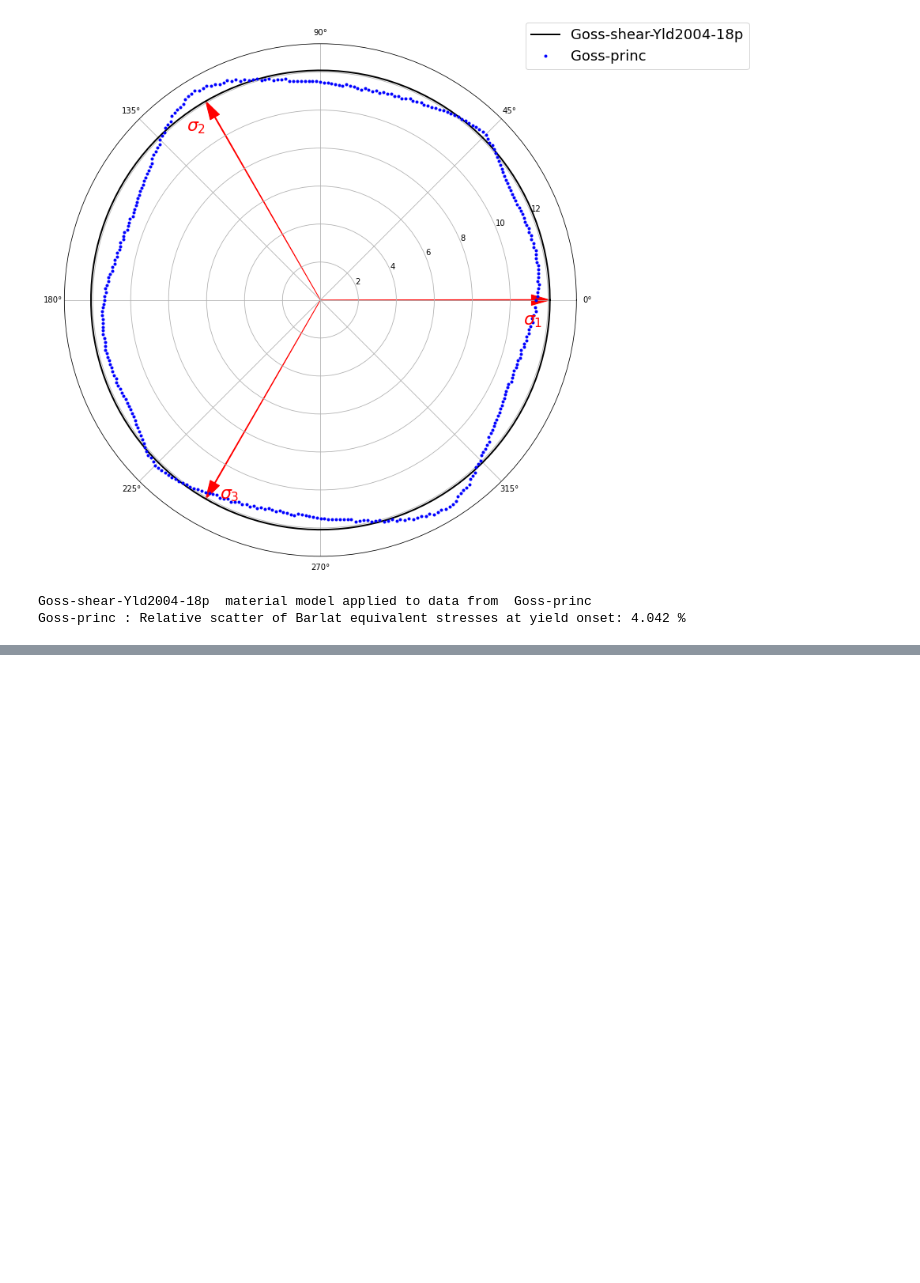
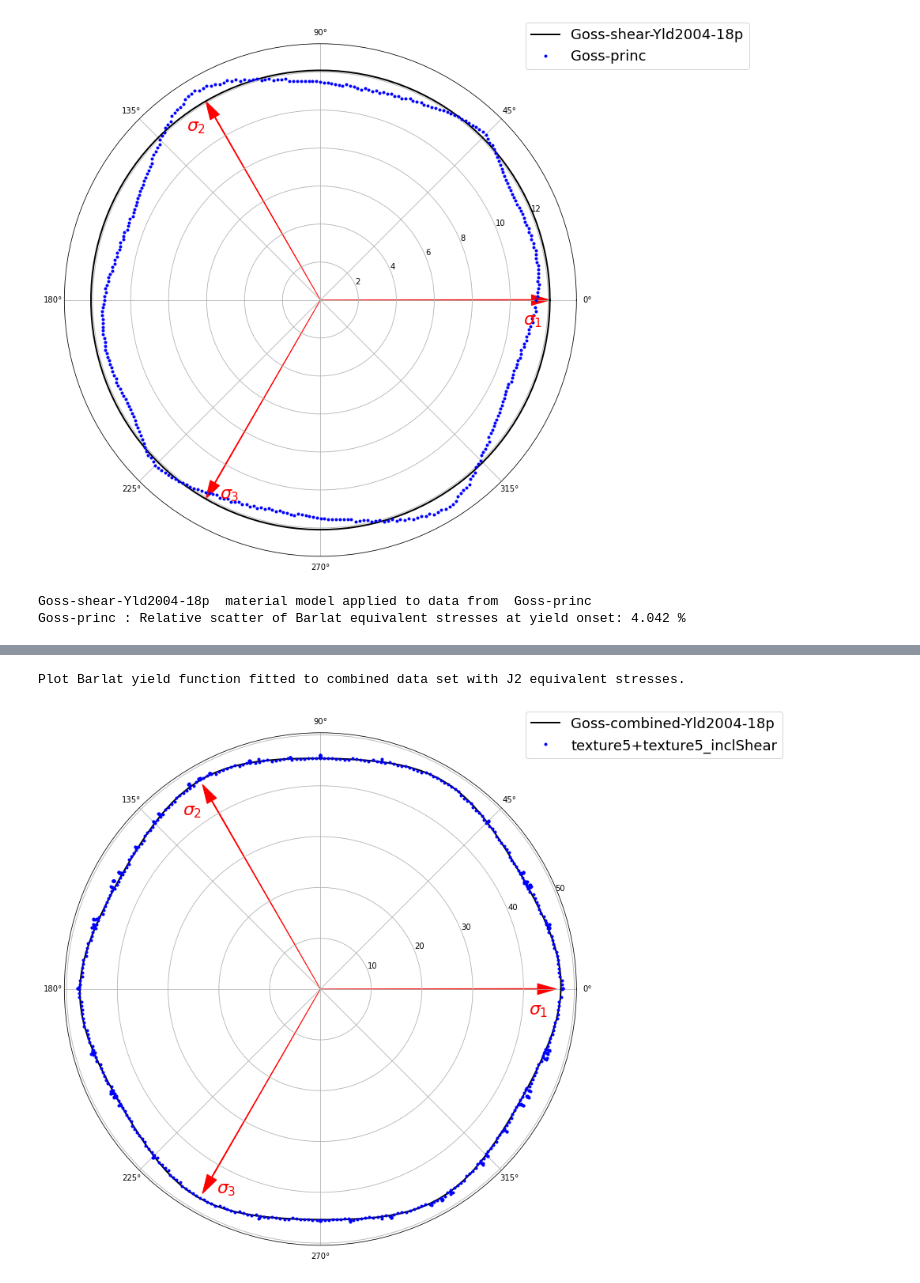
Before and after one commit to mfkiwl/pyLabFEA, a Jupyter notebook: ML-Plasticity-MMData-shear-v3.ipynb, the cells around one changed output, grey strips where cells are left out. Cells and saved outputs as stored; diff of their text form; code cells hidden in the pictures; blank space fills up the shorter version.

```diff
--- a/ML-Plasticity-MMData-shear-v3.ipynb
+++ b/ML-Plasticity-MMData-shear-v3.ipynb
@@ -425,0 +452,7 @@ for sv in sig:
+# %%
+print('Plot Barlat yield function fitted to combined data set with J2 equivalent stresses.')
+scJ2_yld = FE.s_cyl(syld_comb)
+mat_b.polar_plot_yl(data=scJ2_yld, dname=dset1.name+'+'+dset2.name, Na=144, arrow=True, sJ2=True)
+# %% [output]
+Plot Barlat yield function fitted to combined data set with J2 equivalent stresses.
+[figure, added]
```
Also changed, not shown: parts of 13 cells of this notebook.
